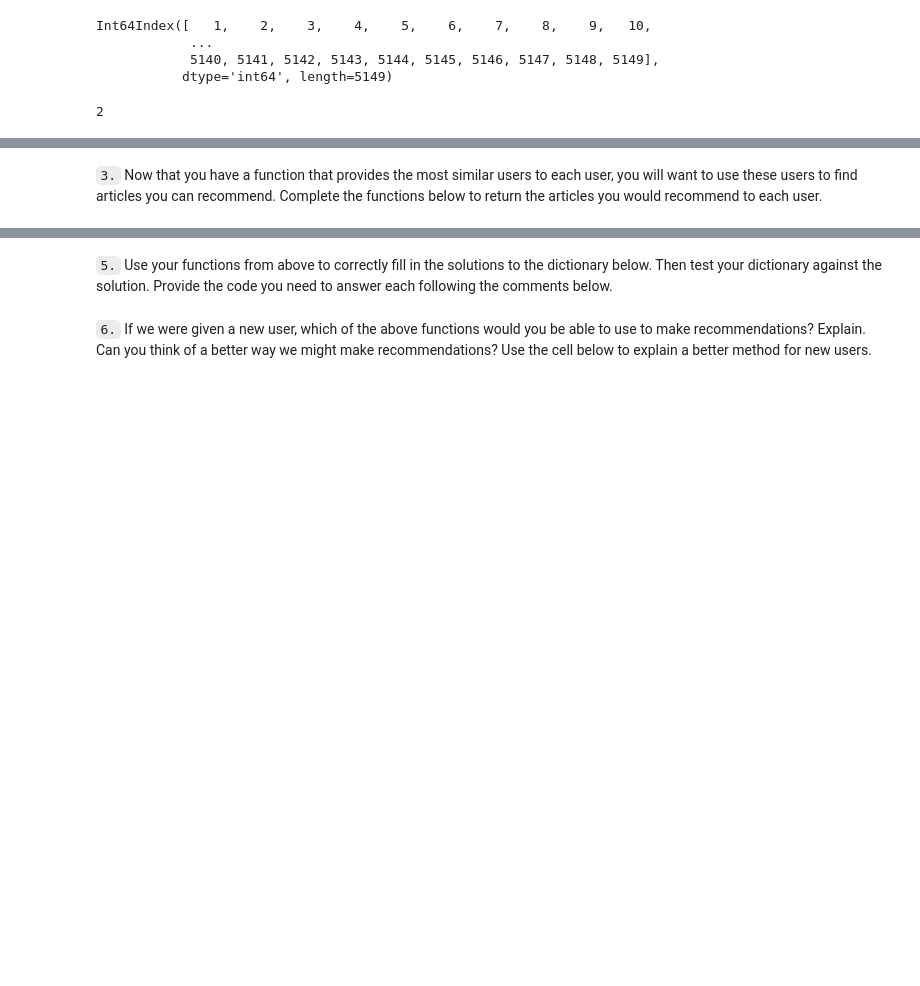
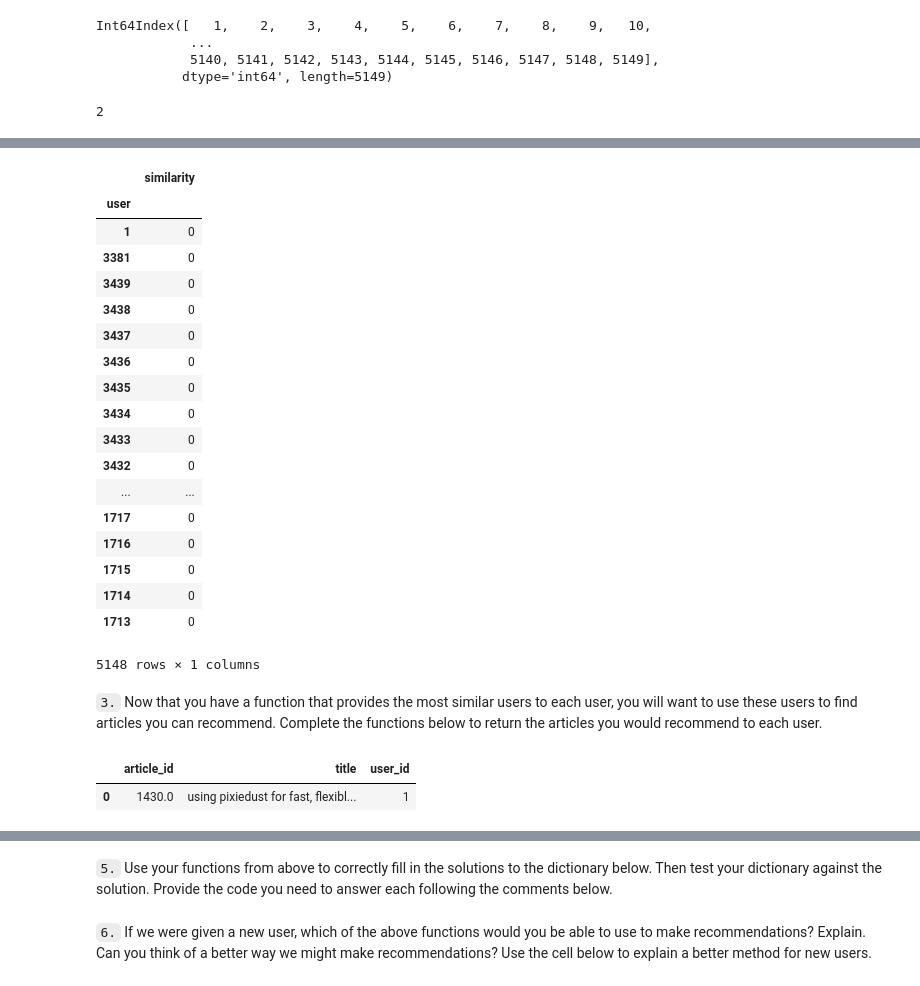
Before and after one commit to bdfaus/Recommendations-with-IBM, a Jupyter notebook: Recommendations_with_IBM.ipynb, the cells around one changed output, grey strips where cells are left out. Drawn from its saved outputs; the diff is of its cells as text; code cells hidden in the pictures; blank space fills up the shorter version.

```diff
--- a/Recommendations_with_IBM.ipynb
+++ b/Recommendations_with_IBM.ipynb
@@ -416,3 +505,13 @@ Int64Index([   1,    2,    3,    4,    5,    6,    7,    8,    9,   10,
 np.dot(user_item.loc[1],user_item.loc[2])
 # %% [output]
 2
+# %%
+dot_prods = []
+for user in user_item.index[0:5]:
+    if user != 1:
+        dot_prod = np.dot(user_item.loc[1],user_item.loc[user])
+        dot_prods.append((user,dot_prod))
+
+dot_prods = pd.DataFrame(dot_prods, index = None,columns=['user','similarity'])
+most_similar_users = dot_prods.sort_values('similarity',ascending=False)
+most_similar_users.set_index('user',inplace=True)
@@ -419,14 +568,18 @@ np.dot(user_item.loc[1],user_item.loc[2])
 # %%
-def find_similar_users(user_id, user_item=user_item):
+def find_similar_users(user_id, user_item=user_item, show_similarity_df = False):
     '''
     INPUT:
     user_id - (int) a user_id
     user_item - (pandas dataframe) matrix of users by articles:
                 1's when a user has interacted with an article, 0 otherwise
+    show_similarity_df - if true, return dataframe containing similarity rankings (not merely ordered list)
 
     OUTPUT:
     similar_users - (list) an ordered list where the closest users (largest dot product users)
                     are listed first
+    OR
+
+    most_similar_users - (dataframe) a dataframe containing order of similar users and similarity dot product
 
     Description:
     Computes the similarity of every pair of users based on the dot product
@@ -435,19 +588,21 @@ def find_similar_users(user_id, user_item=user_item):
     '''
     dot_prods = []
     for user in user_item.index:
-        if user != user_id:
-            dot_prod = np.dot(user_item.loc[user_id],user_item.loc[user])
-            dot_prods.append((user,dot_prod))
+        dot_prod = np.dot(user_item.loc[user_id],user_item.loc[user])
+        dot_prods.append((user,dot_prod))
 
-    dot_prods = np.array(dot_prods)
-    ##HOW TO SORT?!?!?!?!?!
-    most_similar_users = np.sort(dot_prods, axis=1)
+    dot_prods = pd.DataFrame(dot_prods, index = None,columns=['user','similarity'])
+
+    # sort by similarity
+    most_similar_users = dot_prods.sort_values('similarity',ascending=False)
+    most_similar_users.set_index('user',inplace=True)
+
+    # remove the own user's id
+    most_similar_users.drop(user_id, inplace=True)
     # compute similarity of each user to the provided user
 
-    # sort by similarity
+    if show_similarity_df:
+        return most_similar_users
 
-    # create list of just the ids
-
-    # remove the own user's id
-
-    return most_similar_users # return a list of the users in order from most to least similar
+    # return a list of the users in order from most to least similar
+    return most_similar_users.index
@@ -488,2 +618,29 @@ The 3 most similar users to user 46 are: [[1 0]
+# %%
+find_similar_users(5149,show_similarity_df=True)
+# %% [output]
+|  | similarity |
+| user |  |
+| 1 | 0 |
+| 3381 | 0 |
+| 3439 | 0 |
+| 3438 | 0 |
+| 3437 | 0 |
+| 3436 | 0 |
+| 3435 | 0 |
+| 3434 | 0 |
+| 3433 | 0 |
+| 3432 | 0 |
+| ... | ... |
+| 1717 | 0 |
+| 1716 | 0 |
+| 1715 | 0 |
+| 1714 | 0 |
+| 1713 | 0 |
+5148 rows × 1 columns
 # %% [markdown]
 `3.` Now that you have a function that provides the most similar users to each user, you will want to use these users to find articles you can recommend.  Complete the functions below to return the articles you would recommend to each user.
+# %%
+df.head(1)
+# %% [output]
+|  | article_id | title | user_id |
+| 0 | 1430.0 | using pixiedust for fast, flexibl... | 1 |
```
Also changed, not shown: parts of 40 cells of this notebook.
